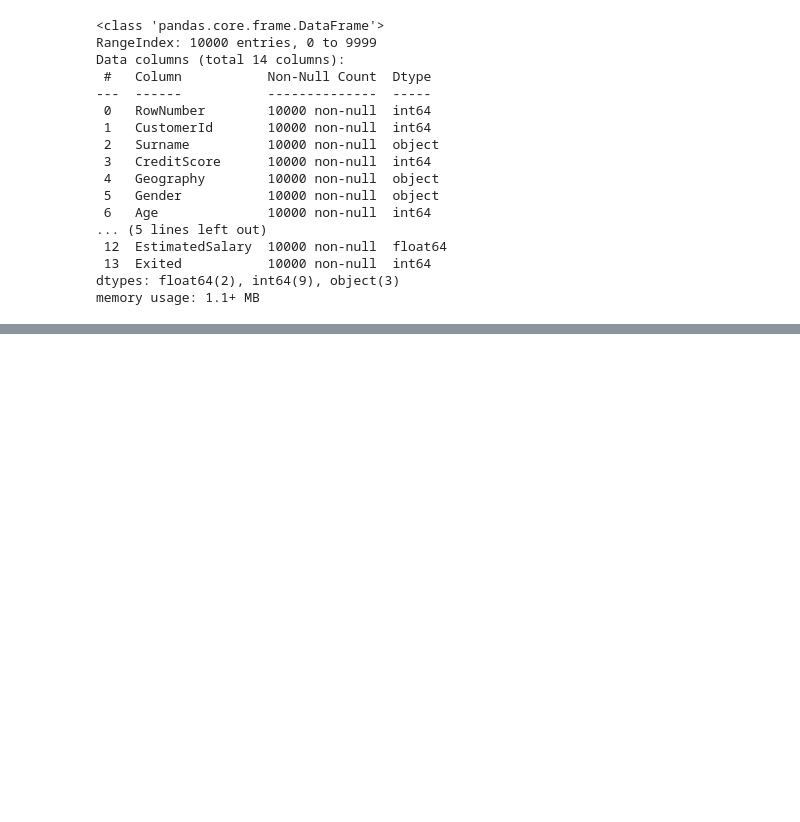
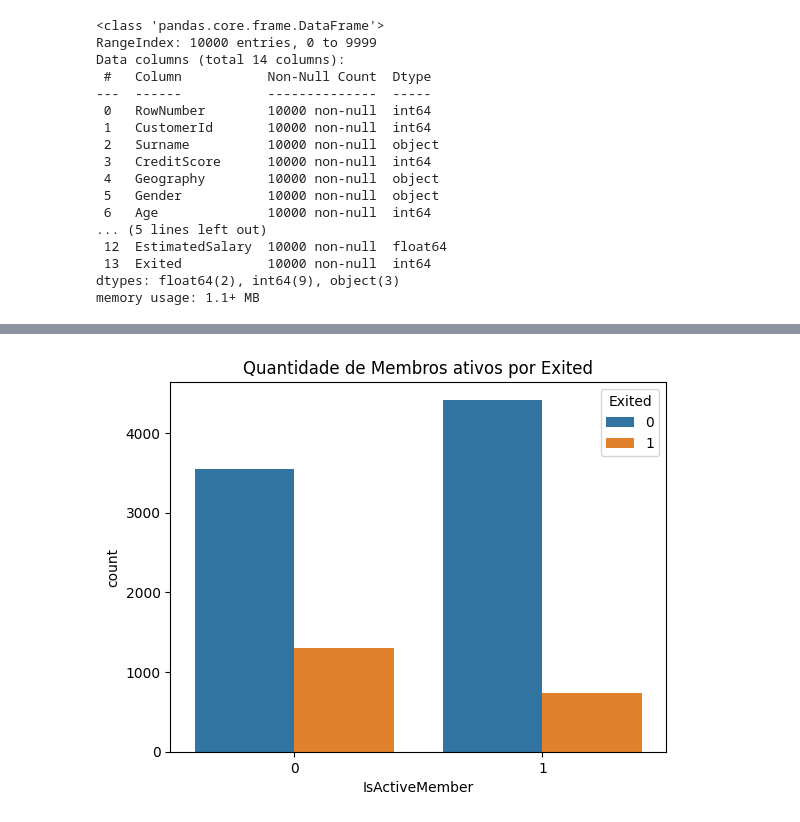
Before and after one commit to AndreyLobato/churn-predict-trab-final, a Jupyter notebook: analytics/Analytics_1.ipynb, the cells around one changed output, grey strips where cells are left out. Saved outputs shown, nothing was run; the diff lists cells and outputs as text; code cells hidden in the pictures; blank space fills up the shorter version.

```diff
--- a/analytics/Analytics_1.ipynb
+++ b/analytics/Analytics_1.ipynb
@@ -42,0 +178,5 @@ memory usage: 1.1+ MB
+# %%
+plt.title("Quantidade de Membros ativos por Exited");
+sns.countplot(x = df.IsActiveMember, hue=df.Exited);
+# %% [output]
+[figure, added]
```
Also changed, not shown: parts of 44 cells of this notebook.
